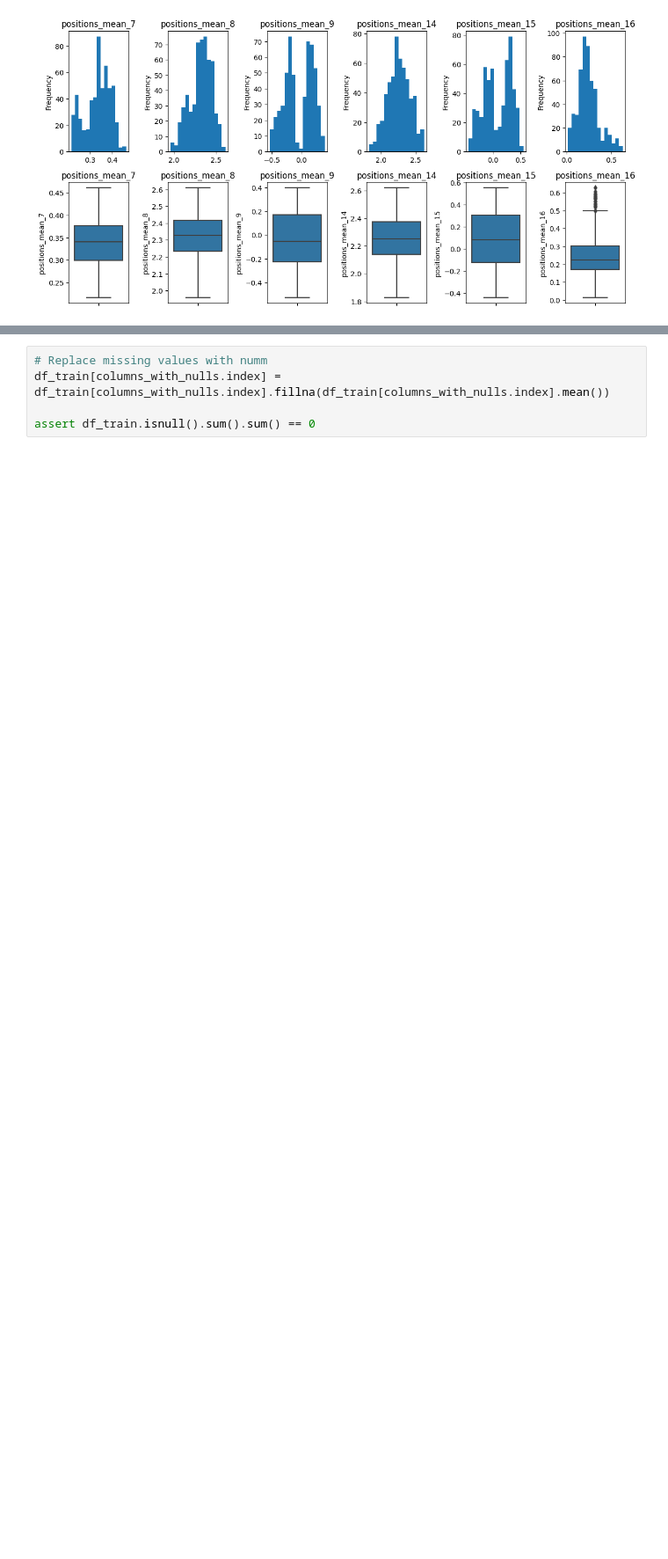
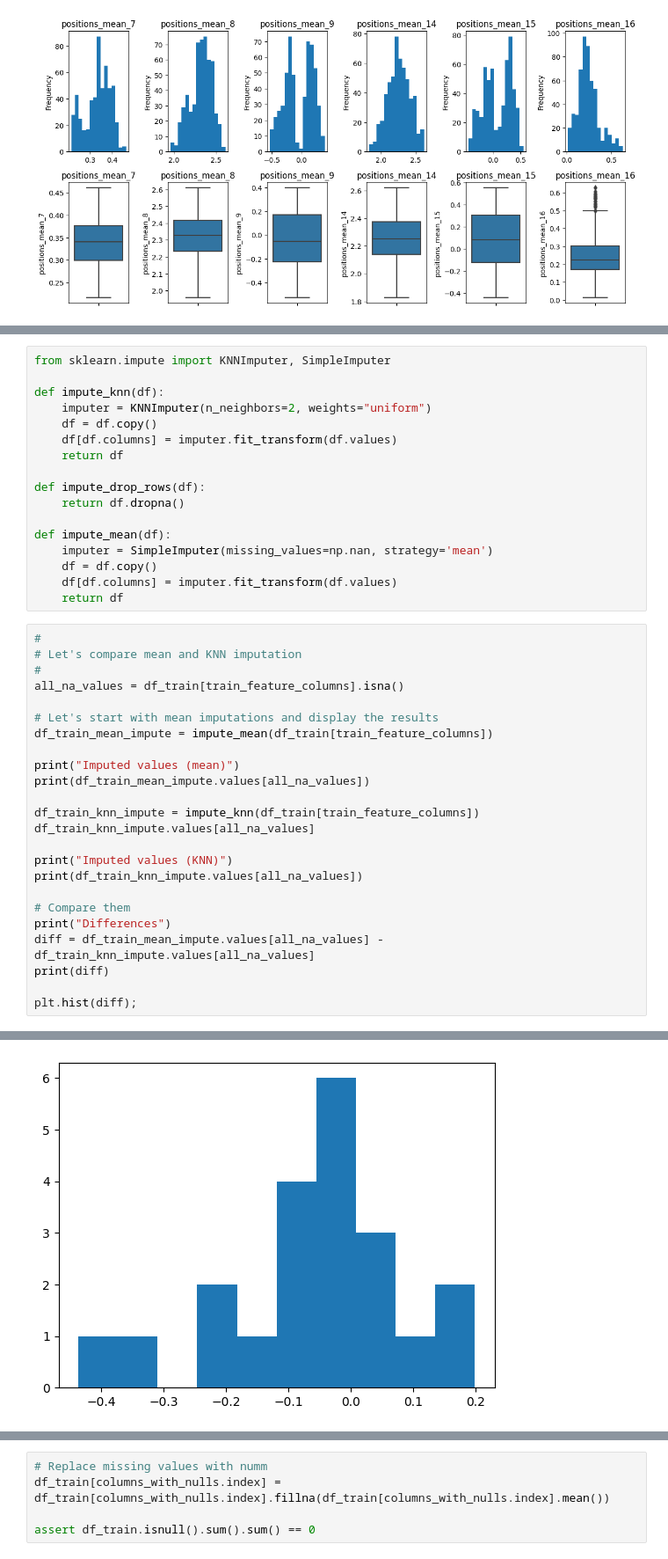
Before and after one commit to viktorparipas92/D7062E-projectgroup-10, a Jupyter notebook: Task1/KÅ/Task1.ipynb, the cells around one changed output, grey strips where cells are left out. Shown: that part at 88% size. Drawn from its saved outputs; the diff is of its cells as text; blank space fills up the shorter version.

Commit message:
Added more imputation methods & more documentation in the notebook

```diff
--- a/Task1/KÅ/Task1.ipynb
+++ b/Task1/KÅ/Task1.ipynb
@@ -172,0 +181,42 @@ As we get further and starting fitting models, we can explore the effect of diff
+# %%
+from sklearn.impute import KNNImputer, SimpleImputer
+
+def impute_knn(df):
+    imputer = KNNImputer(n_neighbors=2, weights="uniform")
+    df = df.copy()
+    df[df.columns] = imputer.fit_transform(df.values)
+    return df
+
+def impute_drop_rows(df):
+    return df.dropna()
+
+def impute_mean(df):
+    imputer = SimpleImputer(missing_values=np.nan, strategy='mean')
+    df = df.copy()
+    df[df.columns] = imputer.fit_transform(df.values)
+    return df
+# %%
+#
+# Let's compare mean and KNN imputation
+#
+all_na_values = df_train[train_feature_columns].isna()
+
+# Let's start with mean imputations and display the results
+df_train_mean_impute = impute_mean(df_train[train_feature_columns])
+
+print("Imputed values (mean)")
+print(df_train_mean_impute.values[all_na_values])
+
+df_train_knn_impute = impute_knn(df_train[train_feature_columns])
+df_train_knn_impute.values[all_na_values]
+
+print("Imputed values (KNN)")
+print(df_train_knn_impute.values[all_na_values])
+
+# Compare them
+print("Differences")
+diff = df_train_mean_impute.values[all_na_values] - df_train_knn_impute.values[all_na_values]
+print(diff)
+
+plt.hist(diff);
+# %% [output]
@@ -172,0 +238 @@ As we get further and starting fitting models, we can explore the effect of diff
+[figure, added]
```
Also changed, not shown: parts of 12 cells of this notebook.
